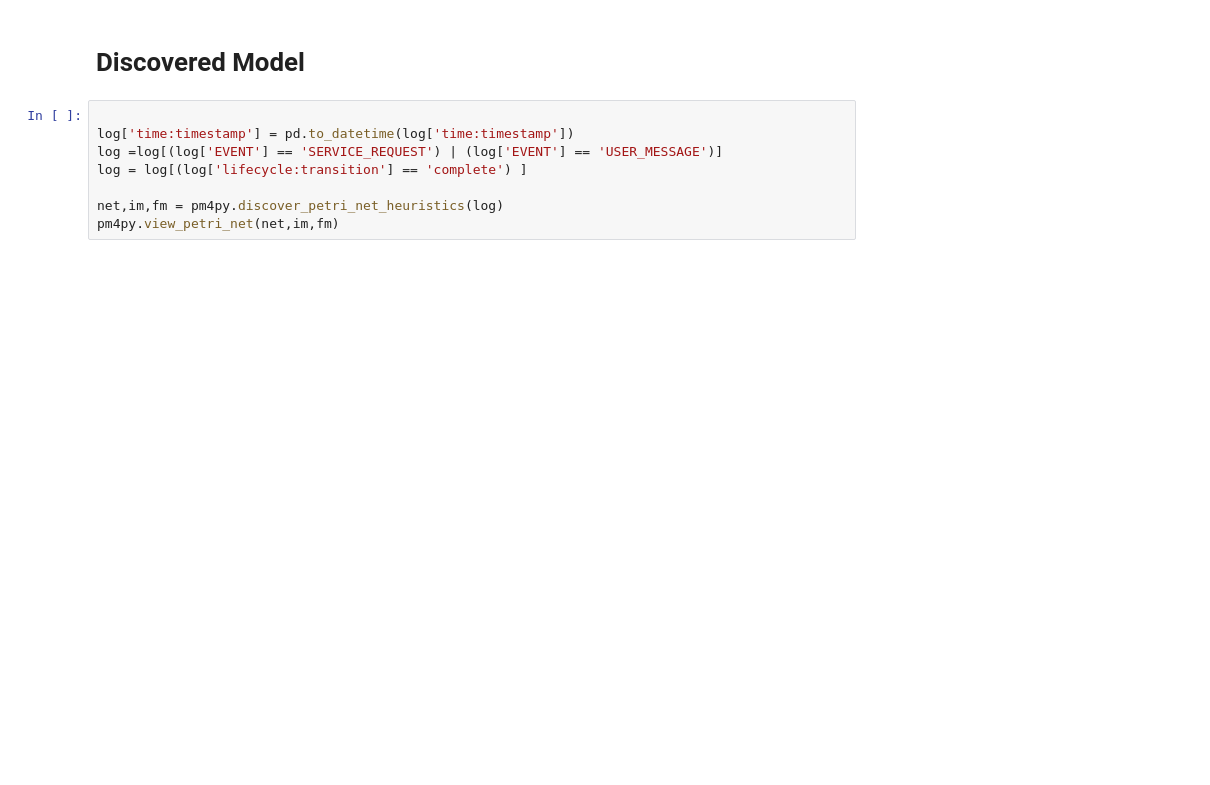
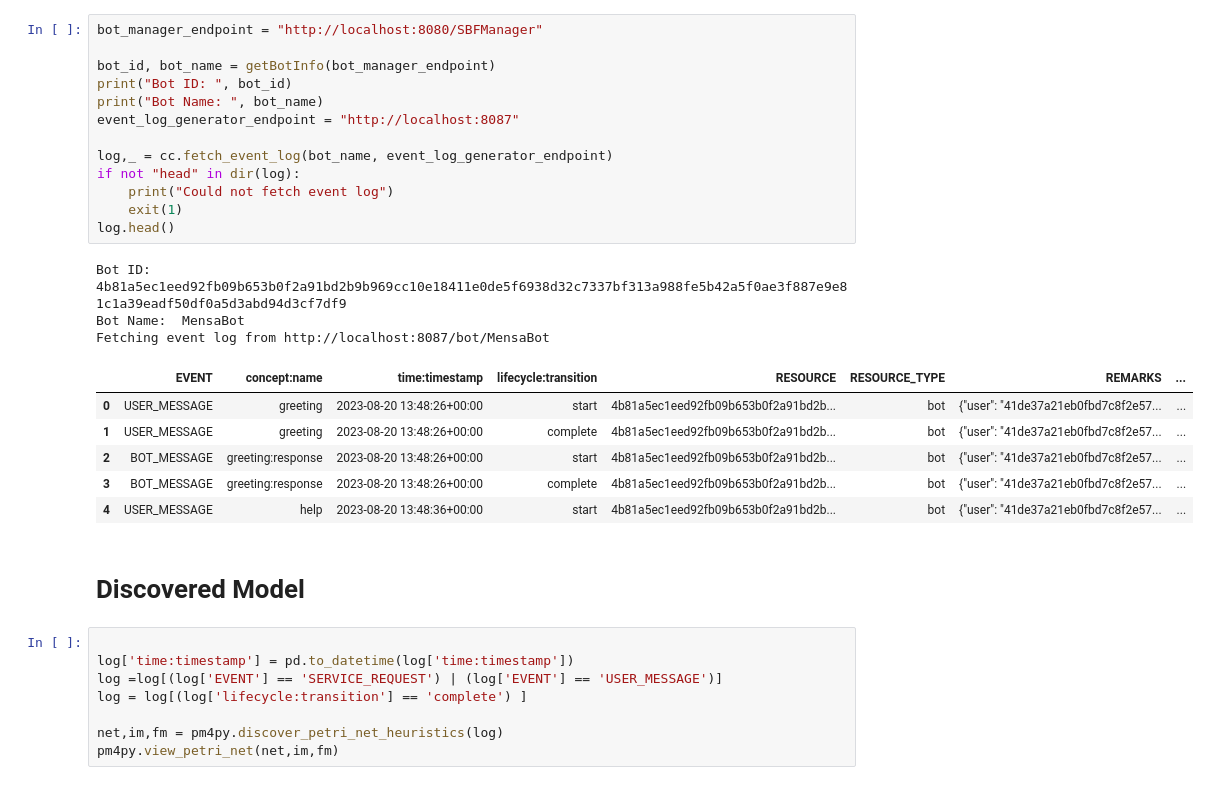
Before and after one commit to rwth-acis/process-mining-for-bots, a Jupyter notebook: visualize.log.ipynb, the cells around one changed output. Drawn from its saved outputs; the diff is of its cells as text; blank space fills up the shorter version.

```diff
--- a/visualize.log.ipynb
+++ b/visualize.log.ipynb
@@ -18,3 +21,26 @@ log.head()
+# %%
+bot_manager_endpoint = "http://localhost:8080/SBFManager"
+
+bot_id, bot_name = getBotInfo(bot_manager_endpoint)
+print("Bot ID: ", bot_id)
+print("Bot Name: ", bot_name)
+event_log_generator_endpoint = "http://localhost:8087"
+
+log,_ = cc.fetch_event_log(bot_name, event_log_generator_endpoint)
+if not "head" in dir(log):
+    print("Could not fetch event log")
+    exit(1)
+log.head()
+# %% [output]
+Bot ID:  4b81a5ec1eed92fb09b653b0f2a91bd2b9b969cc10e18411e0de5f6938d32c7337bf313a988fe5b42a5f0ae3f887e9e81c1a39eadf50df0a5d3abd94d3cf7df9
+Bot Name:  MensaBot
+Fetching event log from http://localhost:8087/bot/MensaBot
+|  | EVENT | concept:name | time:timestamp | lifecycle:transition | RESOURCE | RESOURCE_TYPE | REMARKS | ... |
+| 0 | USER_MESSAGE | greeting | 2023-08-20 13:48:26+00:00 | start | 4b81a5ec1eed92fb09b653b0f2a91bd2b... | bot | {"user": "41de37a21eb0fbd7c8f2e57... | ... |
+| 1 | USER_MESSAGE | greeting | 2023-08-20 13:48:26+00:00 | complete | 4b81a5ec1eed92fb09b653b0f2a91bd2b... | bot | {"user": "41de37a21eb0fbd7c8f2e57... | ... |
+| 2 | BOT_MESSAGE | greeting:response | 2023-08-20 13:48:26+00:00 | start | 4b81a5ec1eed92fb09b653b0f2a91bd2b... | bot | {"user": "41de37a21eb0fbd7c8f2e57... | ... |
+| 3 | BOT_MESSAGE | greeting:response | 2023-08-20 13:48:26+00:00 | complete | 4b81a5ec1eed92fb09b653b0f2a91bd2b... | bot | {"user": "41de37a21eb0fbd7c8f2e57... | ... |
+| 4 | USER_MESSAGE | help | 2023-08-20 13:48:36+00:00 | start | 4b81a5ec1eed92fb09b653b0f2a91bd2b... | bot | {"user": "41de37a21eb0fbd7c8f2e57... | ... |
 # %% [markdown]
 # Discovered Model
 # %%
```
Also changed, not shown: parts of 8 cells of this notebook, 1 other file.
